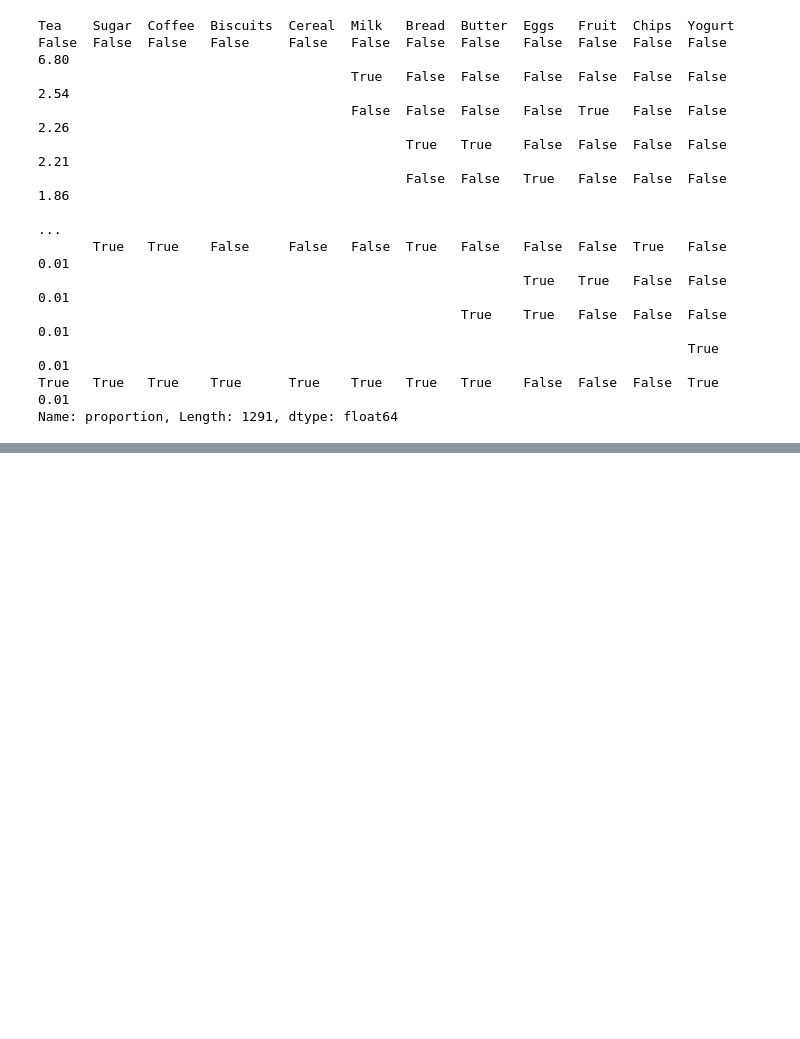
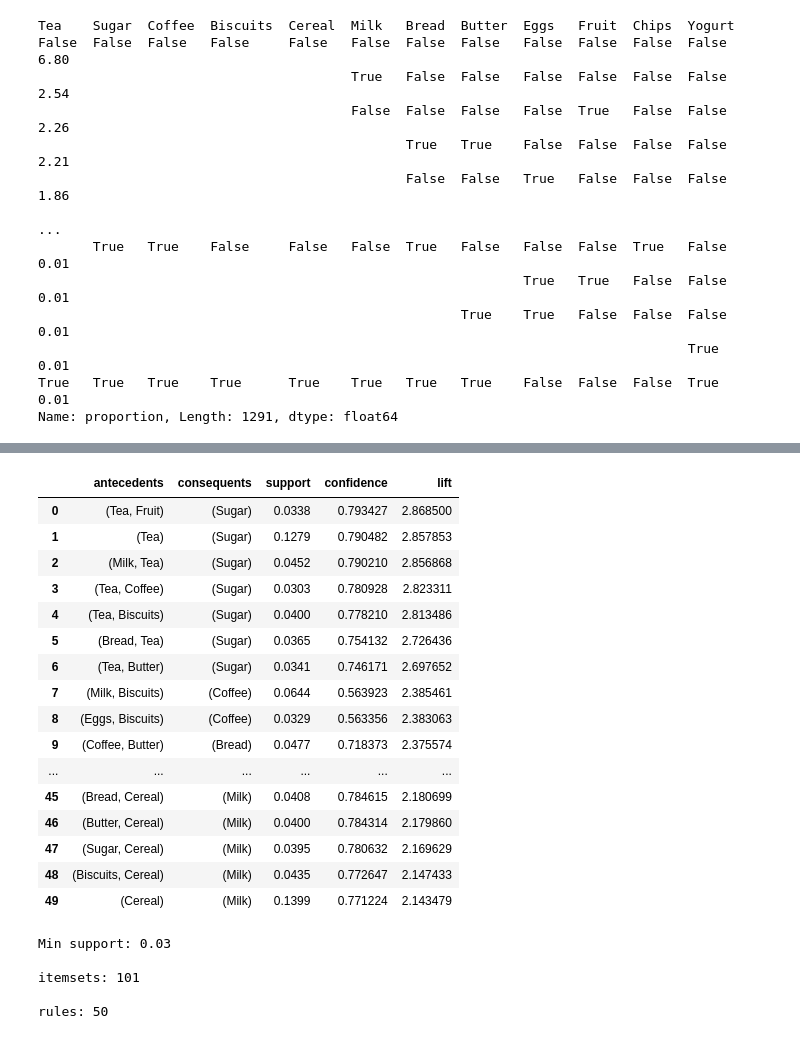
Before and after one commit to YashInLogN/CFO, a Jupyter notebook: notebooks/association_rule_mining.ipynb, the cells around one changed output, grey strips where cells are left out. Saved outputs shown, nothing was run; the diff lists cells and outputs as text; code cells hidden in the pictures; blank space fills up the shorter version.

```diff
--- a/notebooks/association_rule_mining.ipynb
+++ b/notebooks/association_rule_mining.ipynb
@@ -229,0 +223,13 @@ display(coffee_to_biscuit[columns])
+# %%
+min_support_ = 0.03
+frequent_itemsets_3 = apriori(
+    basket_df,
+    min_support=0.03,
+    use_colnames=True,
+    max_len=3
+)
+
+frequent_itemsets_3.sort_values(
+    "support",
+    ascending=False
+).reset_index(drop=True)
@@ -229,0 +250,48 @@ display(coffee_to_biscuit[columns])
+# %%
+rules_3 = association_rules(
+    frequent_itemsets_3,
+    metric = "confidence",
+    min_threshold=0.5
+)
+
+rules_3[
+    ["antecedents", "consequents", "support", "confidence", "lift"]
+].sort_values("lift", ascending=False).reset_index(drop=True)
+# %% [output]
+|  | antecedents | consequents | support | confidence | lift |
+| 0 | (Tea, Fruit) | (Sugar) | 0.0338 | 0.793427 | 2.868500 |
+| 1 | (Tea) | (Sugar) | 0.1279 | 0.790482 | 2.857853 |
+| 2 | (Milk, Tea) | (Sugar) | 0.0452 | 0.790210 | 2.856868 |
+| 3 | (Tea, Coffee) | (Sugar) | 0.0303 | 0.780928 | 2.823311 |
+| 4 | (Tea, Biscuits) | (Sugar) | 0.0400 | 0.778210 | 2.813486 |
+| 5 | (Bread, Tea) | (Sugar) | 0.0365 | 0.754132 | 2.726436 |
+| 6 | (Tea, Butter) | (Sugar) | 0.0341 | 0.746171 | 2.697652 |
+| 7 | (Milk, Biscuits) | (Coffee) | 0.0644 | 0.563923 | 2.385461 |
+| 8 | (Eggs, Biscuits) | (Coffee) | 0.0329 | 0.563356 | 2.383063 |
+| 9 | (Coffee, Butter) | (Bread) | 0.0477 | 0.718373 | 2.375574 |
+| ... | ... | ... | ... | ... | ... |
+| 45 | (Bread, Cereal) | (Milk) | 0.0408 | 0.784615 | 2.180699 |
+| 46 | (Butter, Cereal) | (Milk) | 0.0400 | 0.784314 | 2.179860 |
+| 47 | (Sugar, Cereal) | (Milk) | 0.0395 | 0.780632 | 2.169629 |
+| 48 | (Biscuits, Cereal) | (Milk) | 0.0435 | 0.772647 | 2.147433 |
+| 49 | (Cereal) | (Milk) | 0.1399 | 0.771224 | 2.143479 |
+# %%
+three_item_rules = rules_3[
+    rules_3["antecedents"].apply(len)
+    + rules_3["consequents"].apply(len)
+    == 3
+    ]
+
+three_item_rules[
+    ["antecedents", "consequents", "support", "confidence", "lift"]
+    ].sort_values("lift", ascending=False).reset_index(drop=True)
+
+print(f"\nMin support: {min_support_}")
+print(f"\nitemsets: {len(frequent_itemsets_3)}")
+print(f"\nrules: {len(rules_3)}")
+# %% [output]
+Min support: 0.03
+
+itemsets: 101
+
+rules: 50
```
Also changed, not shown: parts of 11 cells of this notebook.
